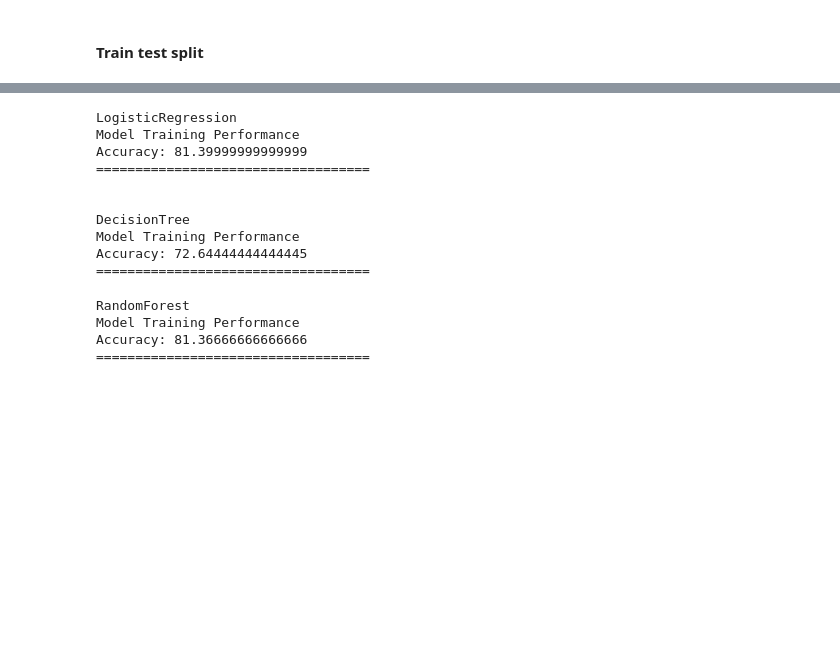
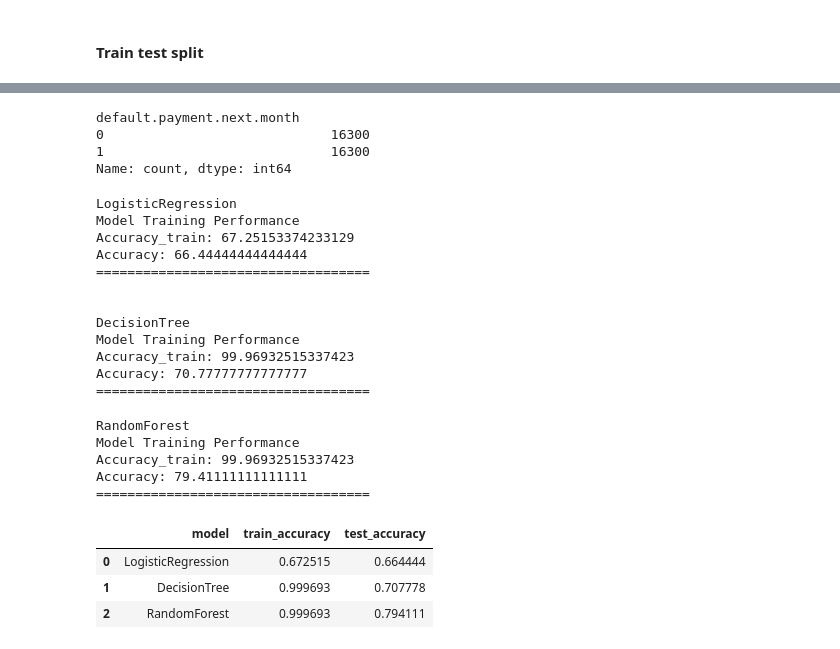
Before and after one commit to Shreyashchawda12/credit_card_prediction, a Jupyter notebook: Notebook/model_training.ipynb, the cells around one changed output, grey strips where cells are left out. Saved outputs shown, nothing was run; the diff lists cells and outputs as text; code cells hidden in the pictures; blank space fills up the shorter version.

```diff
--- a/Notebook/model_training.ipynb
+++ b/Notebook/model_training.ipynb
@@ -67,3 +77,10 @@ x_test=pd.DataFrame(preprocessor.transform(x_test),columns=preprocessor.get_feat
+# %%
+y_rec.value_counts()
+# %% [output]
+default.payment.next.month
+0                             16300
+1                             16300
+Name: count, dtype: int64
 # %%
 from sklearn.metrics import accuracy_score
 # %%
@@ -81,16 +98,20 @@ models={
 }
 trained_model_list=[]
 model_list=[]
+accuracy_train = []
 accuracy_list=[]
 y_predict = []
 
 for i in range(len(list(models))):
     model=list(models.values())[i]
-    model.fit(x_train,y_train)
+    model.fit(x_rec,y_rec)
 
     #Make Predictions
+    y_train_pred = model.predict(x_rec)
     y_pred=model.predict(x_test)
 
+
+    Accuracy_train=evaluate_model(y_rec,y_train_pred)
     Accuracy=evaluate_model(y_test,y_pred)
 
     print(list(models.keys())[i])
@@ -98,9 +119,10 @@ for i in range(len(list(models))):
     y_predict.append(y_pred)
 
     print('Model Training Performance')
+    print("Accuracy_train:",Accuracy_train*100)
     print("Accuracy:",Accuracy*100)
 
-
+    accuracy_train.append(Accuracy_train)
     accuracy_list.append(Accuracy)
 
     print('='*35)
@@ -108,15 +130,18 @@ for i in range(len(list(models))):
 # %% [output]
 LogisticRegression
 Model Training Performance
-Accuracy: 81.39999999999999
+Accuracy_train: 67.25153374233129
+Accuracy: 66.44444444444444
 ===================================
 
 
 DecisionTree
 Model Training Performance
-Accuracy: 72.64444444444445
+Accuracy_train: 99.96932515337423
+Accuracy: 70.77777777777777
 ===================================
 RandomForest
 Model Training Performance
-Accuracy: 81.36666666666666
+Accuracy_train: 99.96932515337423
+Accuracy: 79.41111111111111
 ===================================
@@ -123 +150,8 @@ Accuracy: 81.36666666666666
+# %%
+df1
+# %% [output]
+|  | model | train_accuracy | test_accuracy |
+| 0 | LogisticRegression | 0.672515 | 0.664444 |
+| 1 | DecisionTree | 0.999693 | 0.707778 |
+| 2 | RandomForest | 0.999693 | 0.794111 |
 # %%
```
Also changed, not shown: parts of 13 cells of this notebook, 10 other files.
